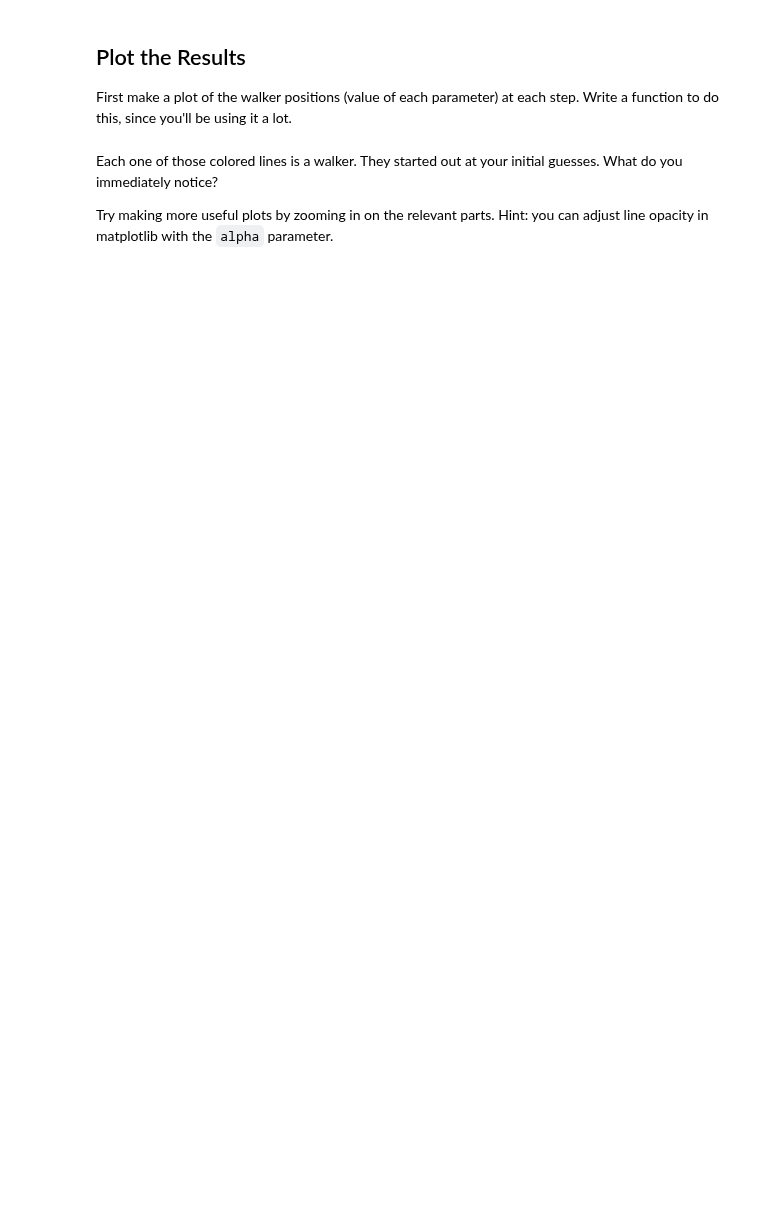
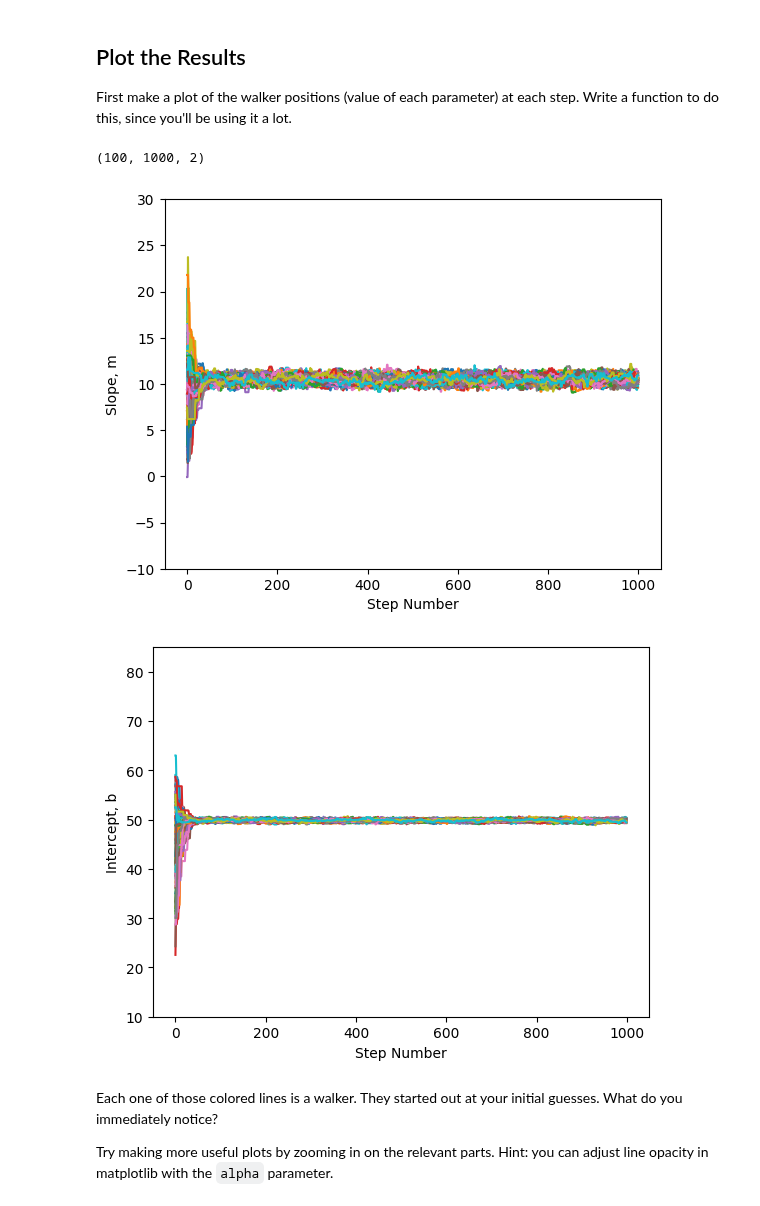
Before and after one commit to ASTR154/bayesian-statistics, a Jupyter notebook: mcmc_line_fitting.ipynb, the cells around one changed output. Drawn from its saved outputs; the diff is of its cells as text; code cells hidden in the pictures; blank space fills up the shorter version.

Commit message:
progress made

```diff
--- a/mcmc_line_fitting.ipynb
+++ b/mcmc_line_fitting.ipynb
@@ -25,14 +30,3 @@ Choose a slope $m$, intercept $b$, and scatter $\sigma$, and generate $N$ random
 # %% [markdown]
 ## Write Down the Posterior
 Define functions that return the prior, the likelihood, and the posterior given a parameter vector `theta = [m, b]`. For computational accuracy (and convenience), we actually want to do this in log space. You can either use `np.log` (natural log) or `np.log10` (base-10 log). Regardless of the shape of your prior, it's good practice to limit the values of $m$ and $b$ to some reasonable range. (Hint: this section is identical to the previous notebook.)
-# %%
-# complete
-# complete
-# complete
-# complete
-
-def log_prior(  # complete
-
-def log_likelihood(  # complete
-
-def log_posterior(  # complete
@@ -43,8 +80,8 @@ This time we will use the `emcee` package that you imported above to sample the
 Note, we will initialise the sampler in #1.5
 # %%
 n_walkers = 100
-n_params =  # complete
-args =  # complete
+n_params =  2
+args =  [x,y,dy]
 # %% [markdown]
 ## Setup random initial guesses for the starting positions
 
@@ -55,0 +89,8 @@ initial_guesses =  # complete
+# %%
+m_random =  np.random.normal(9,5, n_walkers)
+b_random =  np.random.normal(45,10, n_walkers)
+
+
+initial_guesses = np.array([[m_random[i], b_random[i]] for i in range(n_walkers)])
+
+print(initial_guesses)
@@ -65,0 +119,7 @@ sampler.run_mcmc(  # complete
+# %%
+n_steps = 1000
+n_walkers = 100
+
+sampler = emcee.EnsembleSampler(n_walkers, n_params,  log_posterior, args=args)
+
+sampler.run_mcmc(initial_guesses, n_steps , progress = True)
@@ -69,29 +147,38 @@ First make a plot of the walker positions (value of each parameter) at each step
 # %%
 print(sampler.chain.shape)  # check that this has dimensions (n_walkers, n_steps, n_params)
 
 def chain_plots(chain, **kwargs):
     """
     Plot the histories for each walker in sampler.chain
 
     Parameters
     ----------
     chain: ndarray
         3D array given by sampler.flatchain, with shape (n_walkers, n_steps, n_params)
     kwargs: `.Line2D` properties, optional
         All keyword arguments are passed to `pyplot.plot`
     """
 
     plt.figure()
-    plt.plot(  # complete
+    plt.plot(sampler.chain[:,:,0].T)  # complete
+    #plt.xlim(500,0)
     plt.xlabel('Step Number')
+    plt.ylim(-10, 30)
+    #plt.yticks(np.arange(-20,51,5))
     plt.ylabel('Slope, m')
 
     plt.figure()
-    plt.plot(  # complete
+    plt.plot(sampler.chain[:,:,1].T)  # complete
     plt.xlabel('Step Number')
     plt.ylabel('Intercept, b')
+    plt.ylim(10, 85)
+    #plt.yticks(np.arang
 
 chain_plots(sampler.chain)
+# %% [output]
+(100, 1000, 2)
+[figure, added]
+[figure, added]
 # %% [markdown]
 Each one of those colored lines is a walker. They started out at your initial guesses. What do you immediately notice?
 
```
Also changed, not shown: parts of 9 cells of this notebook.
